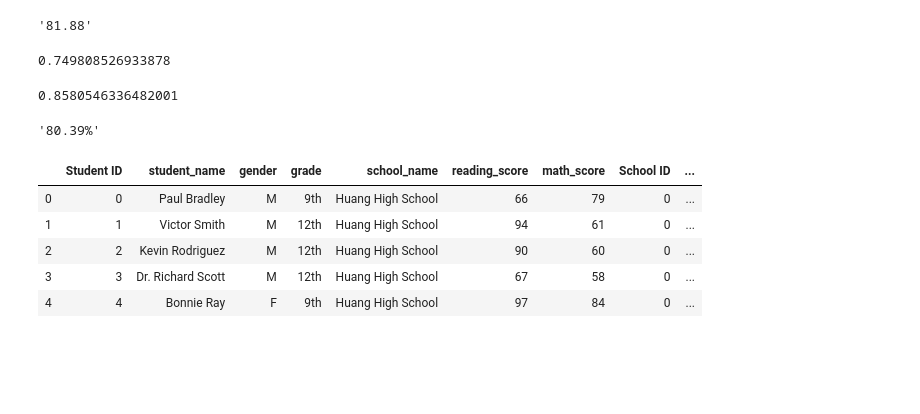
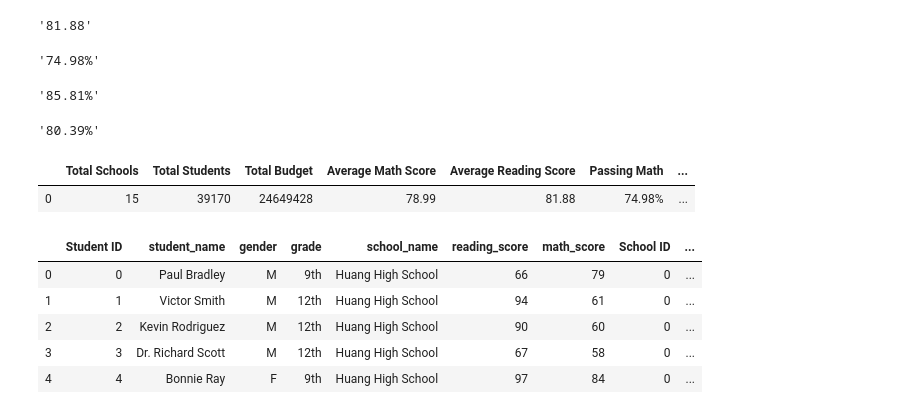
Before and after one commit to ejmayer/PyCitySchools, a Jupyter notebook: CitySchools.ipynb, the cells around one changed output. Saved outputs shown, nothing was run; the diff lists cells and outputs as text; code cells hidden in the pictures; blank space fills up the shorter version.

```diff
--- a/CitySchools.ipynb
+++ b/CitySchools.ipynb
@@ -97,21 +101,27 @@ average_math_score
 '78.99'
 # %%
 # find district average reading score
-average_reading_score = '{:,.2f}'.format(school_data_complete["reading_score"].mean())
+average_reading_score = school_data_complete["reading_score"].mean()
+
+average_reading_score = '{:,.2f}'.format(average_reading_score)
 average_reading_score
 # %% [output]
 '81.88'
 # %%
 # find disrtict passing math percentage
 passing_math = (len(school_data_complete[school_data_complete["math_score"] >= 70]))/total_students
-passing_math_per = "{0:.2%}".format((len(school_data_complete[school_data_complete["math_score"] >= 70]))/total_students)
-passing_math
+#passing_math_per = (len(school_data_complete[school_data_complete["math_score"] >= 70]))/total_students
+
+passing_math_per= "{0:.2%}".format(passing_math)
+passing_math_per
 # %% [output]
-0.749808526933878
+'74.98%'
 # %%
 # find district passing reading percentage
 passing_reading = (len(school_data_complete[school_data_complete["reading_score"] >= 70]))/total_students
-passing_reading_per = "{0:.2%}".format((len(school_data_complete[school_data_complete["reading_score"] >= 70]))/total_students)
-passing_reading
+#passing_reading_per = (len(school_data_complete[school_data_complete["reading_score"] >= 70]))/total_students
+
+passing_reading_per = "{0:.2%}".format(passing_reading)
+passing_reading_per
 # %% [output]
-0.8580546336482001
+'85.81%'
@@ -122,18 +128,22 @@ passing_reading
 # %%
 # find overall average of math and reading percentages
-overall_passing_rate = "{0:.2%}".format((passing_math + passing_reading) / 2)
+overall_passing_rate = (passing_math + passing_reading) / 2
 
-overall_passing_rate
+overall_passing_rate_per = "{0:.2%}".format(overall_passing_rate)
+overall_passing_rate_per
 # %% [output]
 '80.39%'
 # %%
 # create district summary table
-#district_summary_df = pd.DataFrame({"Total Schools":total_schools,
- #                                   "Total Students":total_students,
-  #                                  "Total Budget":total_school_budget})
-   #                                 "Average Math Score":float(average_math_score),
-    #                                "Average Reading Score":float(average_reading_score),
-     #                               "Passing Math":float(passing_math),
-      #                              "Passing Reading":float(passing_reading),
-     #                               "Overall Passing Rate":float(overall_passing_rate)})
-#district_summary_df
+district_summary_df = pd.DataFrame({"Total Schools":[total_schools],
+                                    "Total Students":[total_students],
+                                    "Total Budget":[total_school_budget],
+                                    "Average Math Score":[average_math_score],
+                                    "Average Reading Score": [average_reading_score],
+                                    "Passing Math":[passing_math_per],
+                                    "Passing Reading":[passing_reading_per],
+                                    "Overall Passing Rate":[overall_passing_rate]})
+district_summary_df
+# %% [output]
+|  | Total Schools | Total Students | Total Budget | Average Math Score | Average Reading Score | Passing Math | ... |
+| 0 | 15 | 39170 | 24649428 | 78.99 | 81.88 | 74.98% | ... |
```
Also changed, not shown: parts of 34 cells of this notebook.
